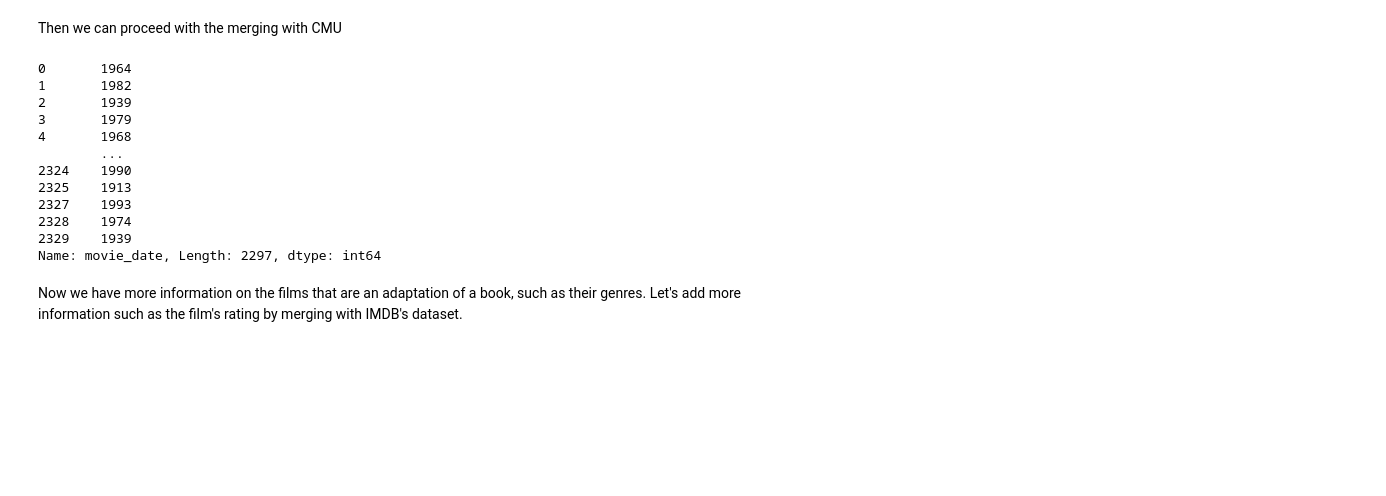
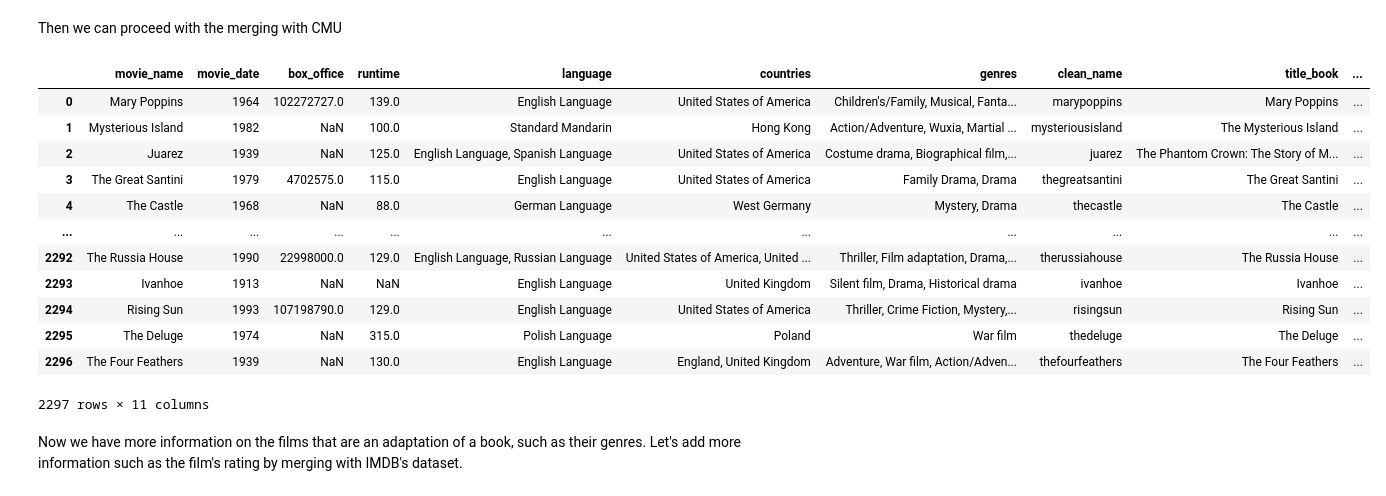
Before and after one commit to epfl-ada/ada-2024-project-padamalgame, a Jupyter notebook: src/milestone2.ipynb, the cells around one changed output. Saved outputs shown, nothing was run; the diff lists cells and outputs as text; code cells hidden in the pictures; blank space fills up the shorter version.

Commit message:
Fix merged file with latest update in book_to_movie_scrap.ipynb

```diff
--- a/src/milestone2.ipynb
+++ b/src/milestone2.ipynb
@@ -46,14 +46,41 @@ def scrap_book_to_movie(url):
 def extract_years(text):
     years = re.findall(r'\((?:[^)]*?)(\d{4}(?:[–-](?:\d{4}|present))?)(?:[^)]*?)\)', text)
     return years[0] if years else None
+# %%
+# Cleanup authors feature
+def clean_authors(authors):
+    authors = authors.fillna("")
+    authors = authors.replace("unknown", "")
+
+    authors = authors.apply(lambda a: re.sub(r'and([A-Z])', r', \1', a))
+    authors = authors.apply(lambda a: a.replace('and ', ','))
+
+    authors = authors.apply(lambda a: a.replace('(series)', ''))
+    authors = authors.apply(lambda a: a.replace('various authors', ''))
+
+    authors = authors.apply(lambda a: re.sub(r'\[.*?\]', '', a))
+    authors = authors.apply(lambda a: re.sub(r'\(as[^)]+\)', '', a))
+    authors = authors.apply(lambda a: re.sub(r'\(pseudonym[^)]+\)', '', a))
+    return authors
+# %%
+# Extracts authors from a text
+def extract_authors(text):
+    if any(substring in text for substring in [" fils", " père", " III", " Sr.", " Jr."]):
+        text[-1] = text[-1].replace(r'\[.*?\]', '')
+        return ",".join(text[-2:])
+    if len(text) > 1 :
+        return text[-1]
+    return None
 # %%
 # Extracts several features from a dataframe while sanitizing them
 def extract_features(df):
     df['title_book'] = df['fiction_work'].str.split('(').str[0]
+    df['title_book'] = df['title_book'].apply(lambda t: t.replace('"', ''))
+
     df_split_comma = df['fiction_work'].str.split(',')
+    df['author_book'] = df_split_comma.apply(extract_authors)
+    df['author_book'] = clean_authors(df['author_book'])
 
-    df['author_book'] = df_split_comma.apply(lambda x: x[-1] if len(x) > 1 else None)
-    df['no_author_test'] = df_split_comma.apply(lambda x: False if len(x) > 1 else True)
     df['year_book'] = df['fiction_work'].apply(extract_years)
 
     df['title_film'] = df['film_adaptations'].str.split('(').str[0]
@@ -100,7 +127,7 @@ for url in urls:
     dataframes.append(clean_df)
 
 book_adaptations = pd.concat(dataframes).reset_index(drop=True)
-print('Number of adaptations found:', len(book_adaptations))
+book_adaptations = book_adaptations.drop_duplicates().reset_index(drop=True)
 book_adaptations
 # %% [output]
 A value is trying to be set on a copy of a slice from a DataFrame.
@@ -179,46 +188,47 @@ def merge_with_CMU(df):
     # Clean the move name and place it in another column to save the original version. This will also be used when merging with IMDB
     name_column = cmu_movies['movie_name']
     new_name_column = name_column.apply(clean_title)
     cmu_movies['clean_name'] = new_name_column
 
     # Clean the title from the dataset scrapped to allow merge on title with CMU
     title_column = df['title_film']
     new_title_column = title_column.apply(clean_title)
     df['title_film'] = new_title_column
 
     # Clean json values to have a nicer representation
     cmu_movies['language'] = cmu_movies['language'].apply(clean_json_format)
     cmu_movies['countries'] = cmu_movies['countries'].apply(clean_json_format)
     cmu_movies['genres'] = cmu_movies['genres'].apply(clean_json_format)
 
     # Extract only the year of the Movie release date
     date_column = cmu_movies['movie_date']
     new_date_column = date_column.apply(lambda x : str(x)[0:4])
     cmu_movies['movie_date'] = new_date_column
 
     # Do the merge
     merge_cmu = cmu_movies.merge(right=df, how="inner", left_on=['clean_name', 'movie_date'], right_on=['title_film', 'year_film'], copy=False)
     merge_cmu = merge_cmu.drop(['title_film', 'year_film'], axis=1)
     merge_cmu = merge_cmu.drop_duplicates()
     merge_cmu = merge_cmu.dropna(subset=['movie_date'])
     merge_cmu['movie_date'] = merge_cmu['movie_date'].astype('int64')
     return merge_cmu
 
 merge_cmu = merge_with_CMU(book_adaptations)
-merge_cmu['movie_date']
+merge_cmu
 # %% [output]
+|  | movie_name | movie_date | box_office | runtime | language | countries | genres | clean_name | title_book | ... |
+| 0 | Mary Poppins | 1964 | 102272727.0 | 139.0 | English Language | United States of America | Children's/Family, Musical, Fanta... | marypoppins | Mary Poppins | ... |
+| 1 | Mysterious Island | 1982 | NaN | 100.0 | Standard Mandarin | Hong Kong | Action/Adventure, Wuxia, Martial ... | mysteriousisland | The Mysterious Island | ... |
+| 2 | Juarez | 1939 | NaN | 125.0 | English Language, Spanish Language | United States of America | Costume drama, Biographical film,... | juarez | The Phantom Crown: The Story of M... | ... |
+| 3 | The Great Santini | 1979 | 4702575.0 | 115.0 | English Language | United States of America | Family Drama, Drama | thegreatsantini | The Great Santini | ... |
+| 4 | The Castle | 1968 | NaN | 88.0 | German Language | West Germany | Mystery, Drama | thecastle | The Castle | ... |
+| ... | ... | ... | ... | ... | ... | ... | ... | ... | ... | ... |
+| 2292 | The Russia House | 1990 | 22998000.0 | 129.0 | English Language, Russian Language | United States of America, United ... | Thriller, Film adaptation, Drama,... | therussiahouse | The Russia House | ... |
+| 2293 | Ivanhoe | 1913 | NaN | NaN | English Language | United Kingdom | Silent film, Drama, Historical drama | ivanhoe | Ivanhoe | ... |
+| 2294 | Rising Sun | 1993 | 107198790.0 | 129.0 | English Language | United States of America | Thriller, Crime Fiction, Mystery,... | risingsun | Rising Sun | ... |
+| 2295 | The Deluge | 1974 | NaN | 315.0 | Polish Language | Poland | War film | thedeluge | The Deluge | ... |
+| 2296 | The Four Feathers | 1939 | NaN | 130.0 | English Language | England, United Kingdom | Adventure, War film, Action/Adven... | thefourfeathers | The Four Feathers | ... |
-0       1964
-1       1982
-2       1939
-3       1979
-4       1968
-        ...
-2324    1990
-2325    1913
-2327    1993
-2328    1974
-2329    1939
-Name: movie_date, Length: 2297, dtype: int64
+2297 rows × 11 columns
 # %% [markdown]
 Now we have more information on the films that are an adaptation of a book, such as their genres. Let's add more information such as the film's rating by merging with IMDB's dataset.
 # %% [markdown]
```
Also changed, not shown: parts of 2 cells of this notebook.
